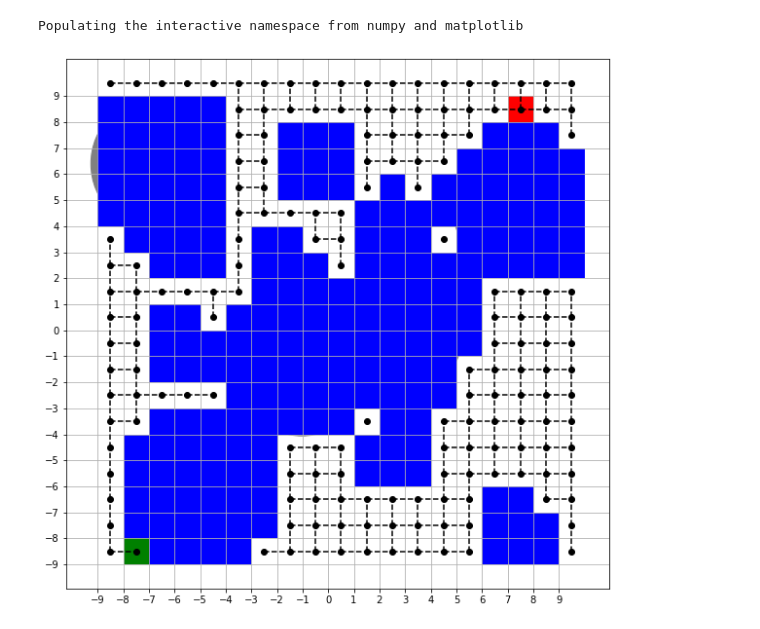
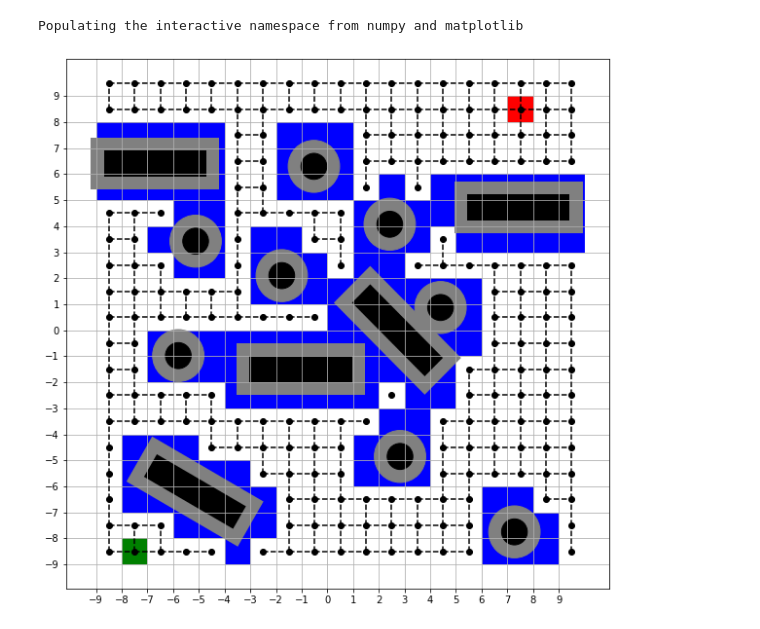
Before and after one commit to maizerrr/cse360, a Jupyter notebook: workshop3/2-b.ipynb, the cells around one changed output. Drawn from its saved outputs; the diff is of its cells as text; code cells hidden in the pictures.

```diff
--- a/workshop3/2-b.ipynb
+++ b/workshop3/2-b.ipynb
@@ -68,47 +86,55 @@ cs = [(-9,4),(-9,5),(-9,6),(-9,7),(-9,8),
 fig = plt.figure()
 ax = fig.gca()
 
+# Label cells
+for c in cs:
+    plot_cell(c)
+
 # Plot obstacles
-for r in rs:
+for r in rs1:
+    r_new = (r[0],r[1]+1,r[2]+1,'gray',r[4])
+    plot_rec(r_new)
+
+for r in rs2:
     r_new = (r[0],r[1]+1/2,'gray')
     plot_cir(r_new)
 
-for r in rs:
+for r in rs1:
+    plot_rec(r)
+
+for r in rs2:
     plot_cir(r)
 
-# Label cells
-for c in cs:
-    plot_cell(c)
 
 ax.add_patch(Rectangle(
         (7,8),
         1,
         1,
         facecolor='r'
     ))
 
 ax.add_patch(Rectangle(
         (-8,-9),
         1,
         1,
         facecolor='g'
     ))
 
 # Draw vertices and edges
 for i in range(-9,10):
     for j in range(-9,10):
         if (i,j) in cs:
             continue
         plot(i+0.5,j+0.5,'o',color='k')
         if (not (i-1,j) in cs) and i > -9:
             plot([i-0.5,i+0.5],[j+0.5,j+0.5],'--',color='k')
         if (not (i,j-1) in cs) and j > -9:
             plot([i+0.5,i+0.5],[j-0.5,j+0.5],'--',color='k')
 
 # Draw grid
 ax.set_xticks(numpy.arange(-9,10,1))
 ax.set_yticks(numpy.arange(-9,10,1))
 plt.grid()
 plt.show()
 # %% [output]
-[figure, old version]
+[figure, new version]
```
Also changed, not shown: parts of 3 cells of this notebook, 6 other files.
